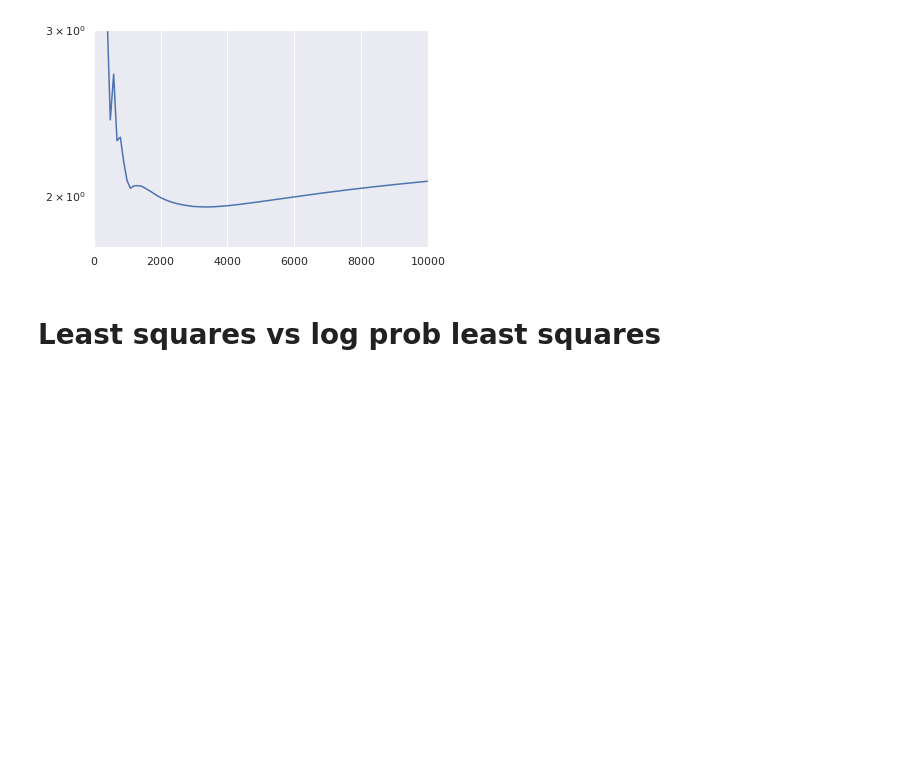
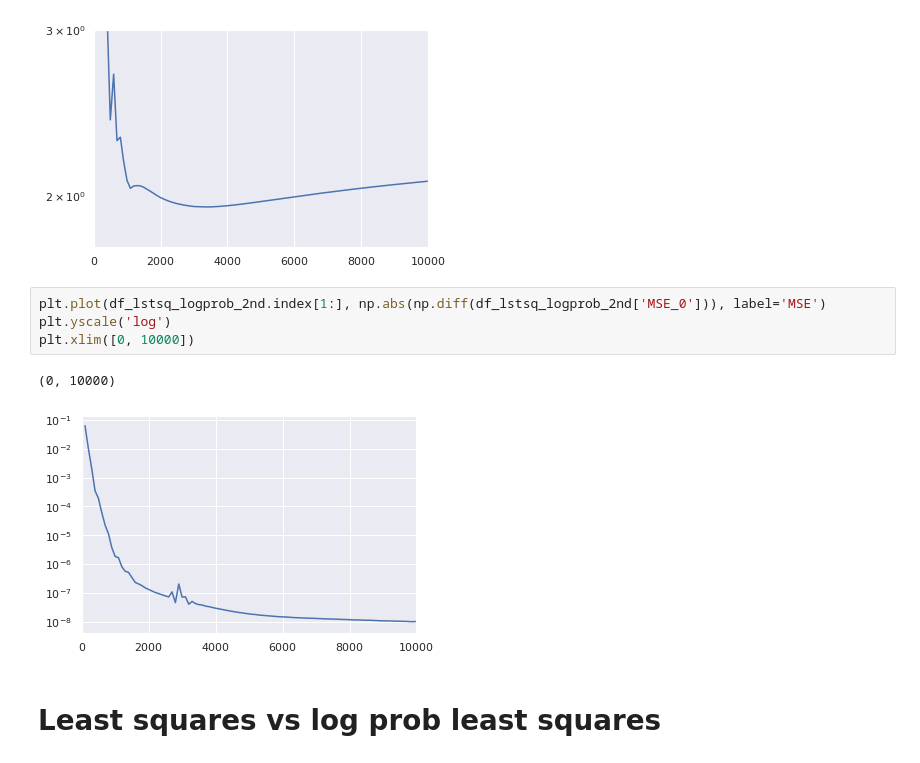
Before and after one commit to GJBoth/DeePyMoD_SBL, a Jupyter notebook: experiments/old_vs_new/analysis_2.0.ipynb, the cells around one changed output. Drawn from its saved outputs; the diff is of its cells as text; blank space fills up the shorter version.

```diff
--- a/experiments/old_vs_new/analysis_2.0.ipynb
+++ b/experiments/old_vs_new/analysis_2.0.ipynb
@@ -407,6 +412,13 @@ Invalid limit will be ignored.
   after removing the cwd from sys.path.
 (1.7619985728971206, 3)
 [figure]
+# %%
+plt.plot(df_lstsq_logprob_2nd.index[1:], np.abs(np.diff(df_lstsq_logprob_2nd['MSE_0'])), label='MSE')
+plt.yscale('log')
+plt.xlim([0, 10000])
+# %% [output]
+(0, 10000)
+[figure, added]
 # %% [markdown]
 # Least squares vs log prob least squares
 # %%
```
Also changed, not shown: parts of 1 cell of this notebook, 40 other files.
